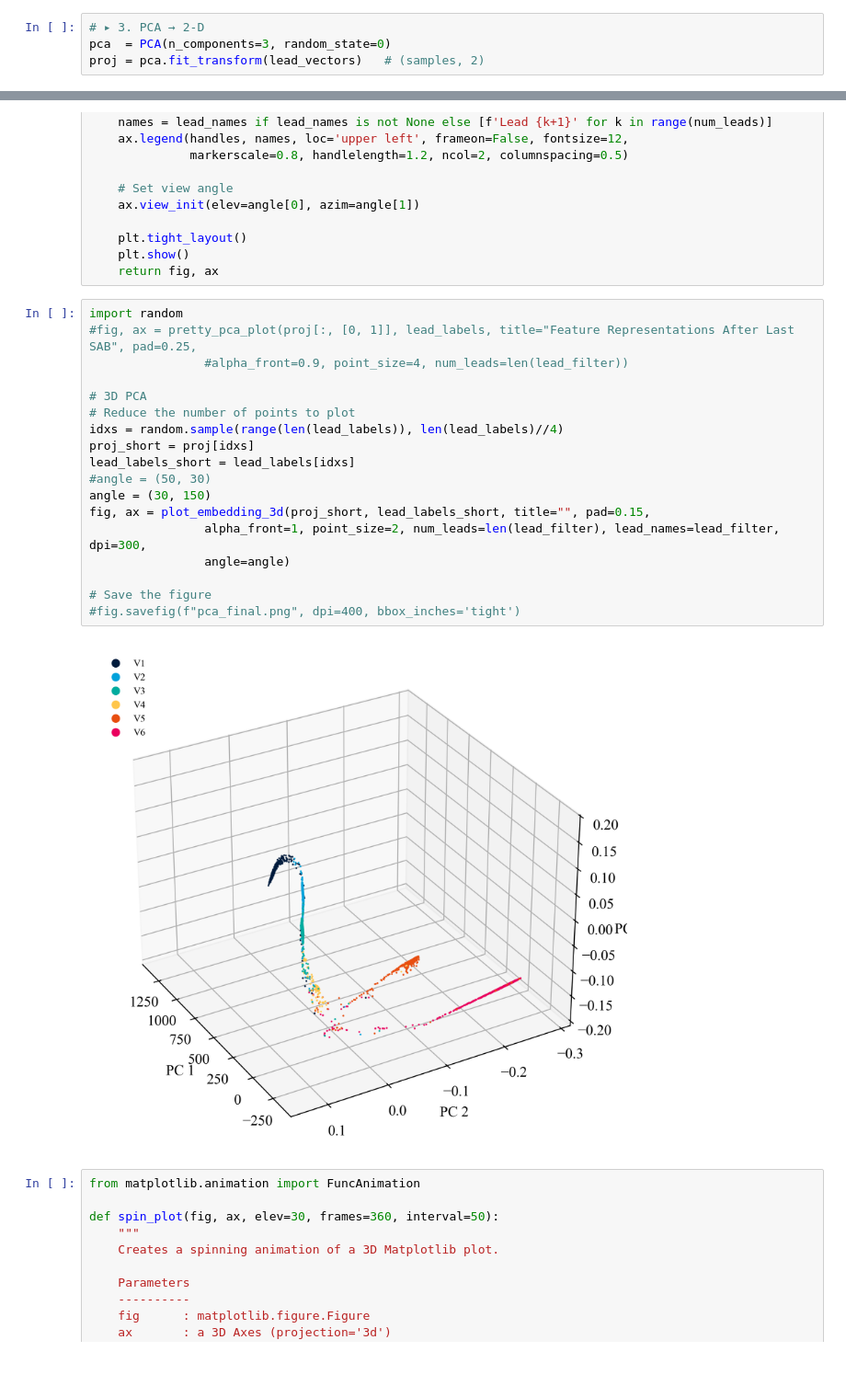
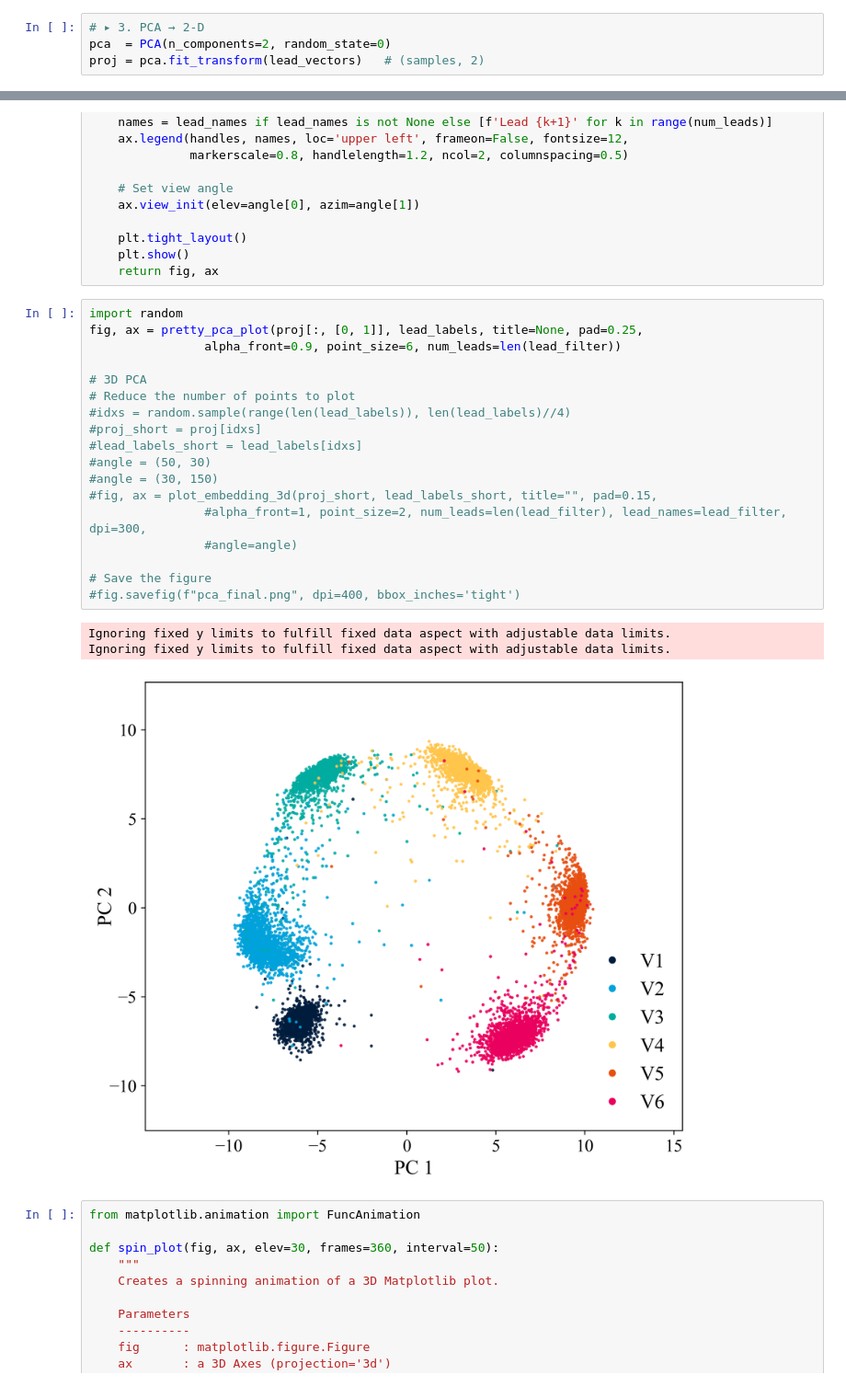
Before and after one commit to Nateml/bachelors_thesis, a Jupyter notebook: notebooks/reports/pca.ipynb, the cells around one changed output, grey strips where cells are left out. Shown at 92% size. Cells and saved outputs as stored; diff of their text form.

```diff
--- a/notebooks/reports/pca.ipynb
+++ b/notebooks/reports/pca.ipynb
@@ -220,7 +220,7 @@ lead_vectors = np.vstack(lead_vectors)   # (samples, C_feat)
 lead_labels  = np.array(lead_labels)     # (samples,)
 # %%
 # ▸ 3. PCA → 2-D
-pca  = PCA(n_components=3, random_state=0)
+pca  = PCA(n_components=2, random_state=0)
 proj = pca.fit_transform(lead_vectors)   # (samples, 2)
 # %%
 import matplotlib as mpl
@@ -598,24 +598,26 @@ def plot_embedding_3d(
     return fig, ax
 # %%
 import random
-#fig, ax = pretty_pca_plot(proj[:, [0, 1]], lead_labels, title="Feature Representations After Last SAB", pad=0.25,
-                #alpha_front=0.9, point_size=4, num_leads=len(lead_filter))
+fig, ax = pretty_pca_plot(proj[:, [0, 1]], lead_labels, title=None, pad=0.25,
+                alpha_front=0.9, point_size=6, num_leads=len(lead_filter))
 
 # 3D PCA
 # Reduce the number of points to plot
-idxs = random.sample(range(len(lead_labels)), len(lead_labels)//4)
-proj_short = proj[idxs]
-lead_labels_short = lead_labels[idxs]
+#idxs = random.sample(range(len(lead_labels)), len(lead_labels)//4)
+#proj_short = proj[idxs]
+#lead_labels_short = lead_labels[idxs]
 #angle = (50, 30)
-angle = (30, 150)
-fig, ax = plot_embedding_3d(proj_short, lead_labels_short, title="", pad=0.15,
-                alpha_front=1, point_size=2, num_leads=len(lead_filter), lead_names=lead_filter, dpi=300,
-                angle=angle)
+#angle = (30, 150)
+#fig, ax = plot_embedding_3d(proj_short, lead_labels_short, title="", pad=0.15,
+                #alpha_front=1, point_size=2, num_leads=len(lead_filter), lead_names=lead_filter, dpi=300,
+                #angle=angle)
 
 # Save the figure
 #fig.savefig(f"pca_final.png", dpi=400, bbox_inches='tight')
 # %% [output]
+Ignoring fixed y limits to fulfill fixed data aspect with adjustable data limits.
+Ignoring fixed y limits to fulfill fixed data aspect with adjustable data limits.
-[figure, old version]
+[figure, new version]
 # %%
 from matplotlib.animation import FuncAnimation
 
```
Also changed, not shown: parts of 2 cells of this notebook, 46 other files.
